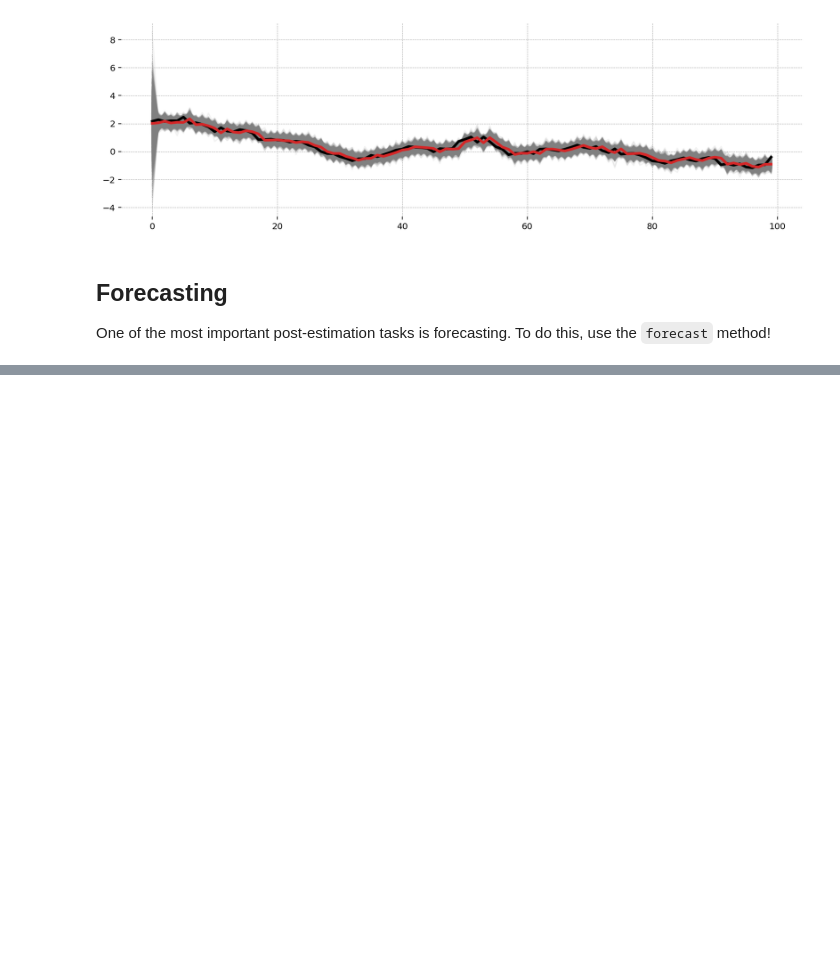
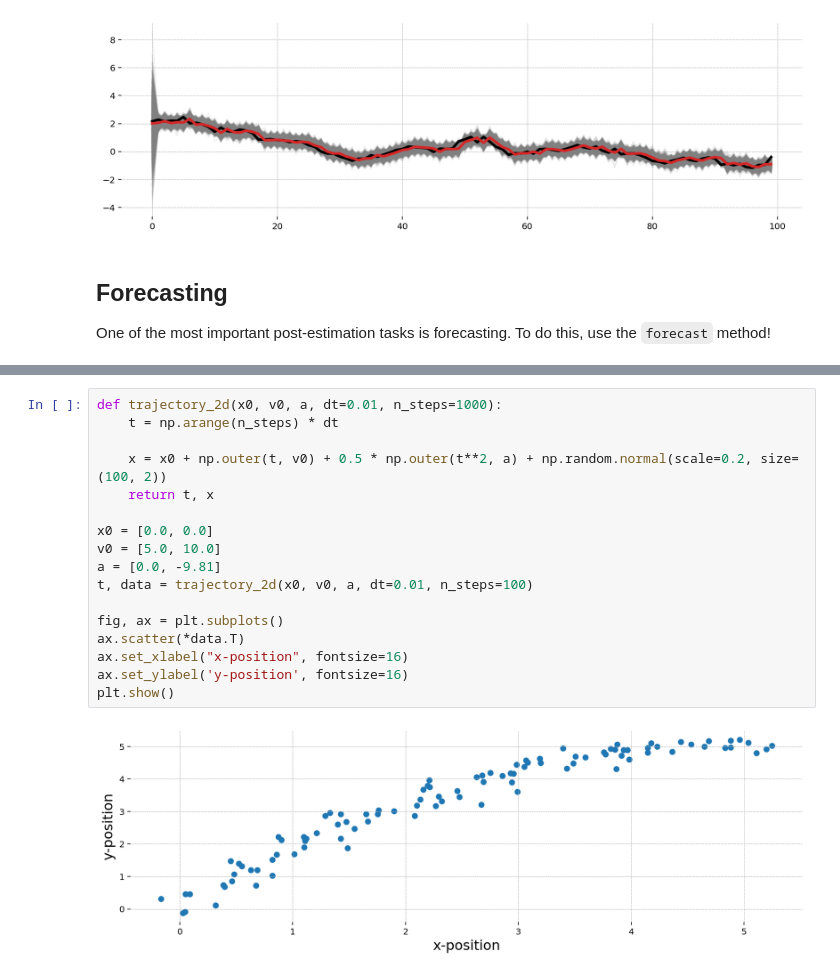
Before and after one commit to AlexAndorra/pydata-berlin-statespace-models, a Jupyter notebook: notebooks/introduction_to_statespace.ipynb, the cells around one changed output, grey strips where cells are left out. Cells and saved outputs as stored; diff of their text form; blank space fills up the shorter version.

```diff
--- a/notebooks/introduction_to_statespace.ipynb
+++ b/notebooks/introduction_to_statespace.ipynb
@@ -584,0 +656,19 @@ plt.show()
+# %%
+def trajectory_2d(x0, v0, a, dt=0.01, n_steps=1000):
+    t = np.arange(n_steps) * dt
+
+    x = x0 + np.outer(t, v0) + 0.5 * np.outer(t**2, a) + np.random.normal(scale=0.2, size=(100, 2))
+    return t, x
+
+x0 = [0.0, 0.0]
+v0 = [5.0, 10.0]
+a = [0.0, -9.81]
+t, data = trajectory_2d(x0, v0, a, dt=0.01, n_steps=100)
+
+fig, ax = plt.subplots()
+ax.scatter(*data.T)
+ax.set_xlabel("x-position", fontsize=16)
+ax.set_ylabel('y-position', fontsize=16)
+plt.show()
+# %% [output]
+[figure, added]
```
Also changed, not shown: parts of 21 cells of this notebook.
